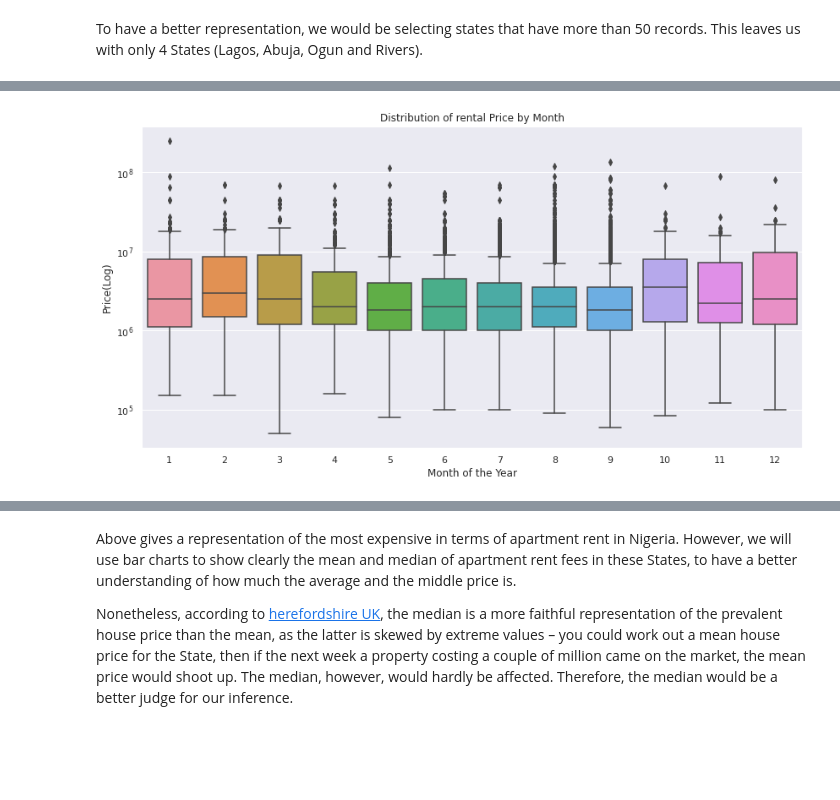
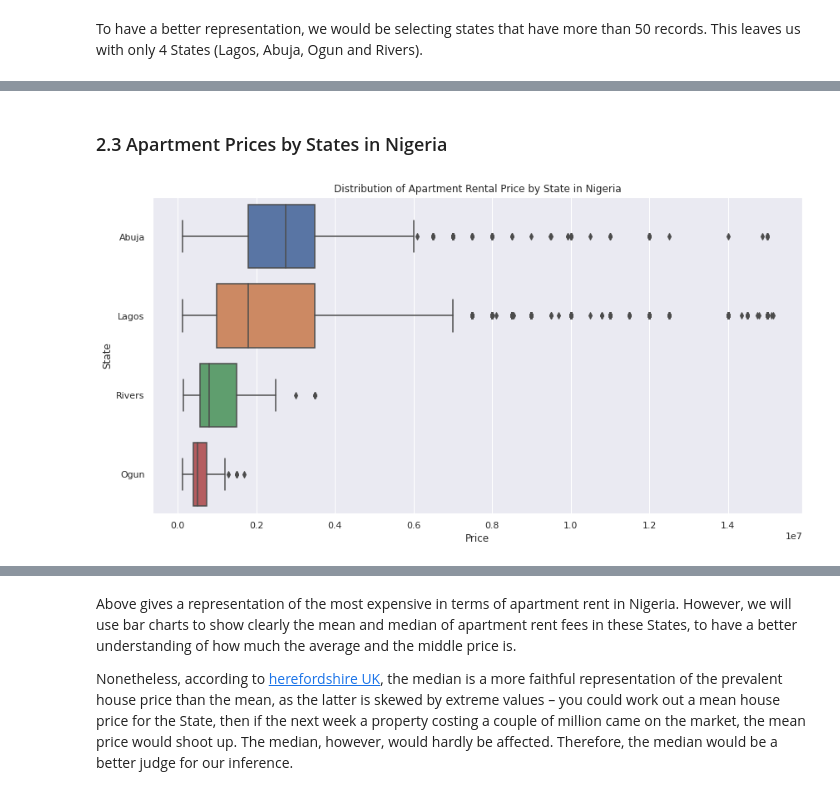
Before and after one commit to tosmartak/Data-Science-and-Machine-Learning-Projects-with-Python, a Jupyter notebook: Nigerian_State_Relocation_Guide_and_Tips.ipynb, the cells around one changed output, grey strips where cells are left out. Drawn from its saved outputs; the diff is of its cells as text; code cells hidden in the pictures; blank space fills up the shorter version.

Commit message:
Updated scraped data

```diff
--- a/Nigerian_State_Relocation_Guide_and_Tips.ipynb
+++ b/Nigerian_State_Relocation_Guide_and_Tips.ipynb
@@ -770,8 +834,7 @@ Name: State, dtype: int64
 # %% [markdown]
 To have a better representation, we would be selecting states that have more than 50 records. This leaves us with only 4 States (Lagos, Abuja, Ogun and Rivers).
 # %%
-# Select State that has more than 100 records
-State_to_use = ["Lagos", "Abuja", "Rivers", "Ogun"]
-df = df[df["State"].isin(State_to_use)]
+# Select State that has more than 50 records
+df = df[df["State"].isin(vc_state)]
 df.State.value_counts()
 # %% [output]
@@ -798,0 +848,6 @@ Since we do not have enough records for bedrooms between 6 and 8. We will drop t
+# %%
+# Generate list for bedrooms greater than or equal 20
+vc_bedroom = df.Bedroom.value_counts()
+vc_bedroom = vc_bedroom[vc_bedroom >= 20].index
+vc_bedroom = vc_bedroom.max()
+vc_bedroom
@@ -799,3 +856,4 @@ Since we do not have enough records for bedrooms between 6 and 8. We will drop t
 # %%
-# Slice our dataframe to only select bedrooms from 1 - 5
-df = df[df["Bedroom"]<6]
+# Slice our dataframe to only select bedrooms within the maximum category with more than 20 records and below
+df = df[df["Bedroom"]<=vc_bedroom]
+df.Bedroom.value_counts()
@@ -846,5 +887,0 @@ Identified outliers: 8 8000000000 541182507
-# %%
-# Drop the column with outliers
-df = df[~df.prop_price_NGN.isin(outliers)]
-df = df[~df.prop_price_NGN.isin([7000])] #remove row for 7000 min
-df.groupby("State")["prop_price_NGN"].agg([np.mean,np.median,min,max])
@@ -891,10 +984,13 @@ plt.ylabel("Price(Log)");
+# %% [markdown]
+### 2.3 Apartment Prices by States in Nigeria
 # %%
-# Check distribution of rental price by Month
-sns.boxplot(x="propMonth", y="prop_price_NGN", data=df)
-plt.yscale("log")
+# Check distribution of rental price by State starting from the most expensive
+grouped = df.groupby("State")["prop_price_NGN"].agg(np.median)
+order = grouped.sort_values(ascending=False).index
+sns.boxplot(x="prop_price_NGN", y="State", data=df, order=order)
+#plt.xscale("log")
 sns.set(rc = {'figure.figsize':(14,7)})
-plt.title("Distribution of rental Price by Month")
-plt.xlabel("Month of the Year")
-plt.ylabel("Price(Log)");
+plt.title("Distribution of Apartment Rental Price by State in Nigeria");
+plt.xlabel("Price");
 # %% [output]
-[figure, old version]
+[figure, new version]
```
Also changed, not shown: parts of 137 cells of this notebook.
